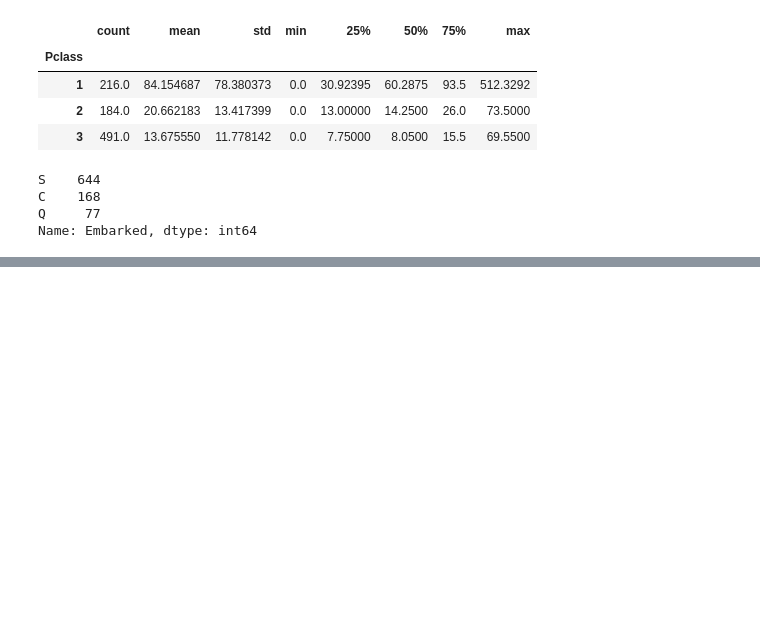
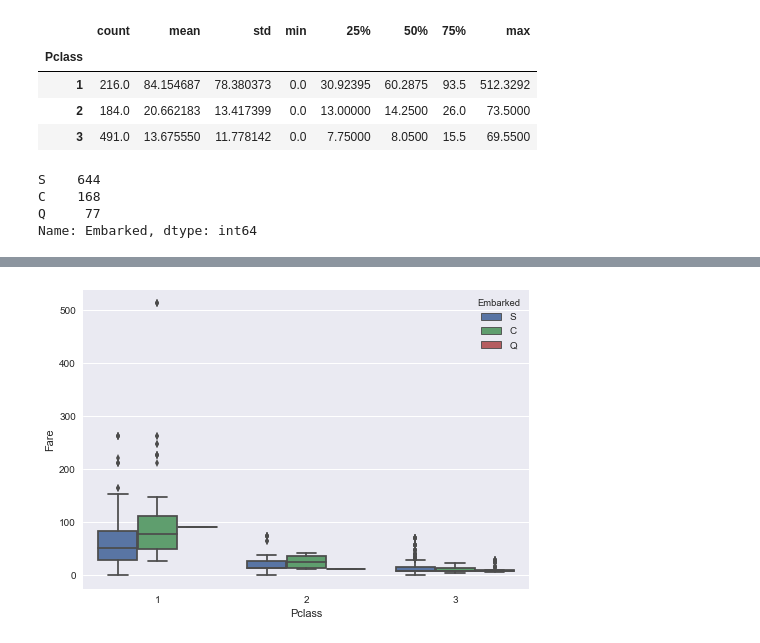
Before and after one commit to klin90/titanic, a Jupyter notebook: Explore.ipynb, the cells around one changed output, grey strips where cells are left out. Drawn from its saved outputs; the diff is of its cells as text; code cells hidden in the pictures; blank space fills up the shorter version.

```diff
--- a/Explore.ipynb
+++ b/Explore.ipynb
@@ -24,0 +32,6 @@ Name: Embarked, dtype: int64
+# %%
+plt.figure(2)
+sns.boxplot(x='Pclass', y='Fare', hue='Embarked', data=train)
+plt.show()
+# %% [output]
+[figure, added]
```
Also changed, not shown: parts of 5 cells of this notebook, 7 other files.
